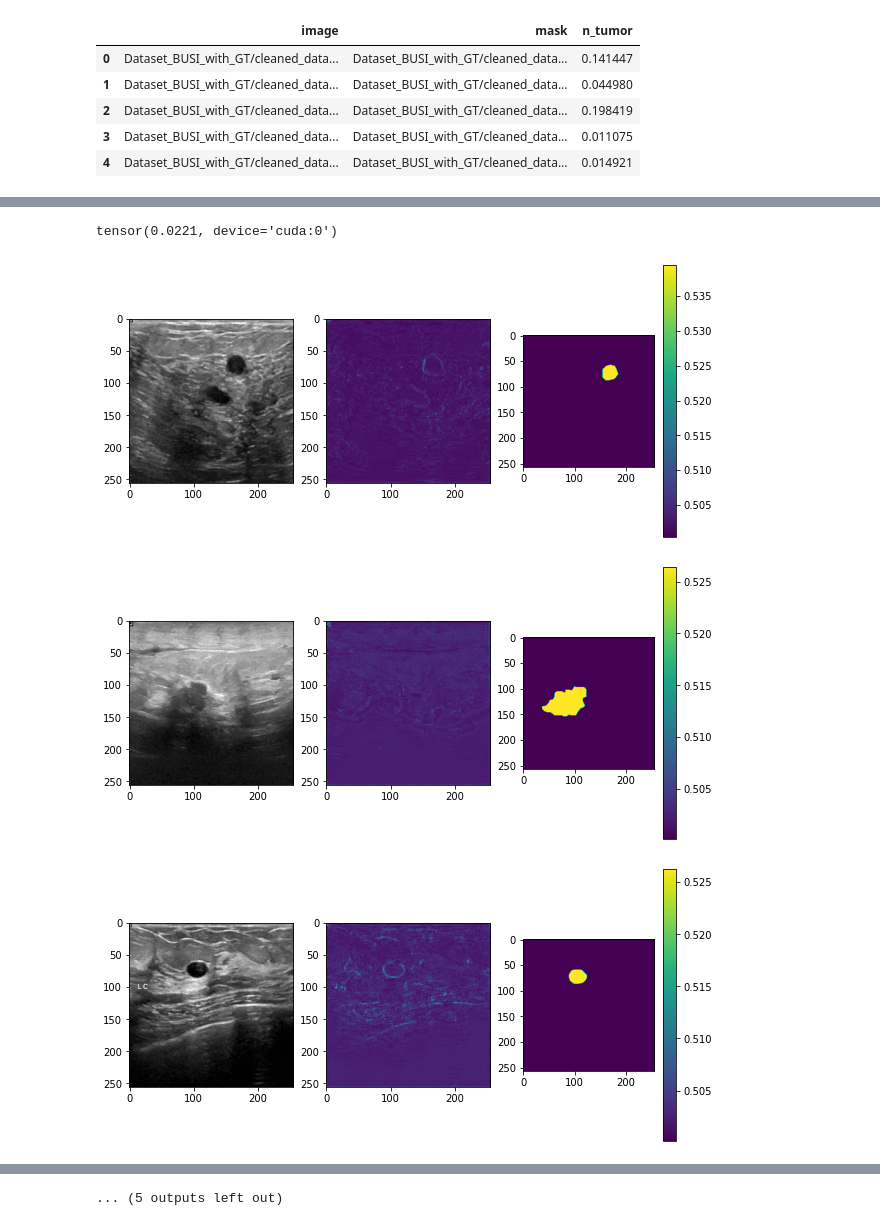
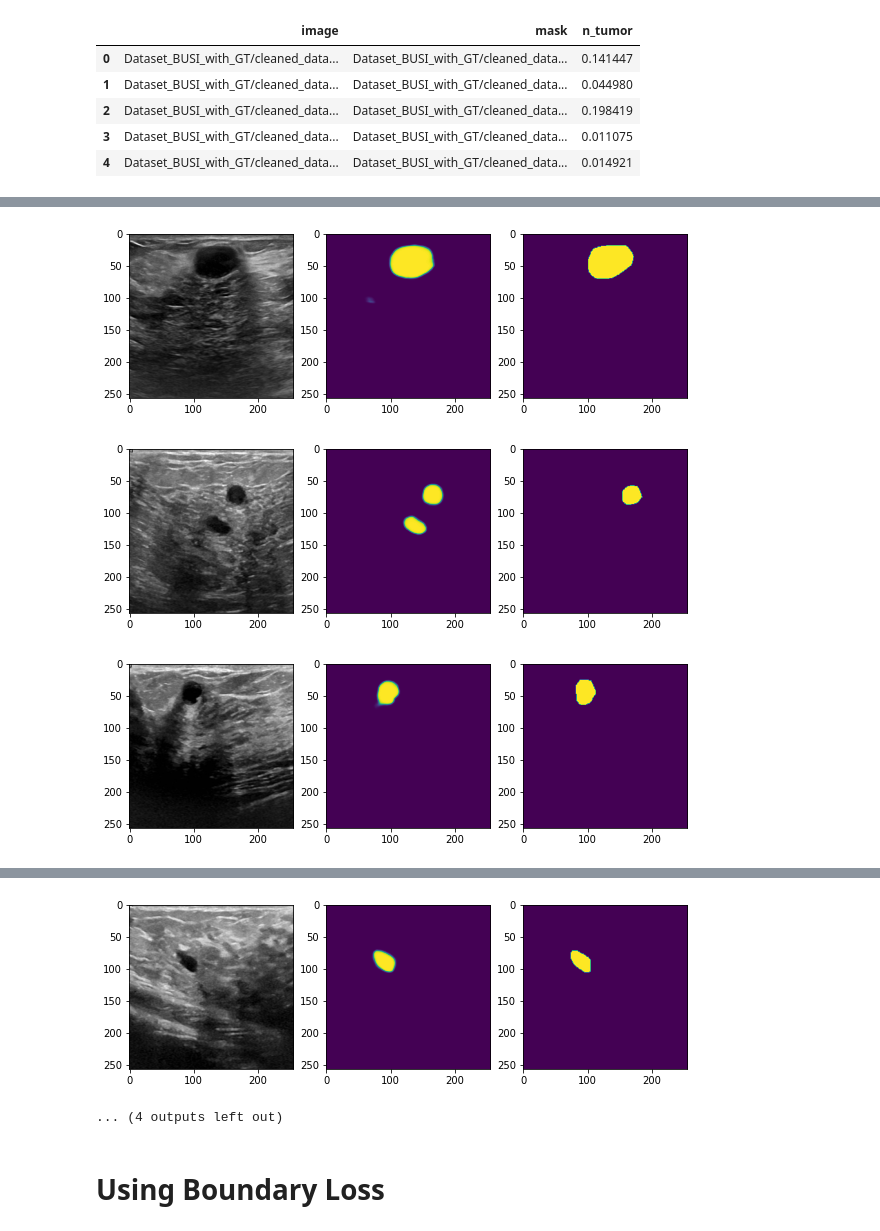
Before and after one commit to ambroiseodt/BoundaryLoss, a Jupyter notebook: main.ipynb, the cells around one changed output, grey strips where cells are left out. Cells and saved outputs as stored; diff of their text form; code cells hidden in the pictures.

Commit message:
Add training with boundary loss

```diff
--- a/main.ipynb
+++ b/main.ipynb
@@ -77,6 +71,7 @@ print(f'There are {len(scan_paths)} scans and {len(mask_paths)} masks.')
 # %% [output]
 There are 647 scans and 647 masks.
 # %%
+# Creation of the DataFrame with the paths to the images and their masks
 database = pd.DataFrame({'image': scan_paths, 'mask': [path.split('.')[0] + '_mask.png' for path in scan_paths]})
 
 for idx, mask_path in enumerate(database['mask']):
@@ -85,6 +80,7 @@ for idx, mask_path in enumerate(database['mask']):
     if mask.ndim != 2:
         mask = mask[:,:,0] / 255
     database.loc[idx, 'n_tumor'] = mask.mean()
+    database.loc[idx, 'malignant'] = ('malignant' in database.loc[idx, 'image'])
 
 #database.to_csv(r'Dataset_BUSI_with_GT/cleaned_data/data.csv', index=False)
 
@@ -184,3 +193,14 @@ val_ds = MyDataset(dataset_df.loc[val_idx])
 
 train_loader = data.DataLoader(train_ds, batch_size = BATCH_SIZE)
 val_loader = data.DataLoader(val_ds, batch_size = BATCH_SIZE)
+# %%
+# Compute statistics on training set
+train_mean = 0
+train_std = 0
+for img, mask in train_loader:
+  train_mean += img.mean()
+  train_std += img.std()
+
+train_mean /= len(train_loader)
+train_std /= len(train_loader)
+print('Mean:', train_mean, ('Std:', train_std))
@@ -187,10 +209,13 @@ val_loader = data.DataLoader(val_ds, batch_size = BATCH_SIZE)
 # %%
-model = torch.hub.load('mateuszbuda/brain-segmentation-pytorch', 'unet',
-    in_channels=3, out_channels=1, init_features=32, pretrained=False)
+model = smp.Unet(
+    encoder_name="resnet34",
+    encoder_weights="imagenet",
+    in_channels=1,
+    classes=1,
+)
 
-# Change first layer to have 1 entry channel
-#model.encoder1.enc1conv1 = nn.Conv2d(1, 32, kernel_size=(3, 3), stride=(1, 1), padding=(1, 1), bias=False)
 model = nn.Sequential(model, nn.Sigmoid())
+
 model.to(device)
 
 
@@ -199,6 +224,8 @@ criterion = torch.nn.BCELoss(reduction='mean')
 
 
 def train(epoch):
+    train_loss = 0
+    acc = 0
     model.train()
     for (img, mask) in tqdm(train_loader, total=len(train_loader)):
         img, mask = img.to(device), mask.to(device)
@@ -208,7 +235,14 @@ def train(epoch):
         loss.backward()
         optimizer.step()
 
-    print(' Train Epoch: {} \tLoss: {:.6f}'.format(epoch, loss.data.item()))
+        pred = (output > 0.5)
+        acc += (pred == (mask > 0.5)).float().mean()
+        train_loss += loss.data.item()
+
+    train_loss /= len(train_loader)
+    acc /= len(train_loader)
+    print(' Train Epoch: {} \tLoss: {:.6f}'.format(epoch, train_loss))
+    return train_loss, acc
 
 def validation():
     model.eval()
@@ -222,13 +256,13 @@ def validation():
           # sum up batch loss
           validation_loss += criterion(output, mask).data.item()
 
-          pred = (output > 0.8)
+          pred = (output > 0.5)
           acc += (pred == (mask > 0.5)).float().mean()
 
     acc /= len(val_loader)
-    validation_loss /= len(val_loader.dataset)
+    validation_loss /= len(val_loader)
 
     print('\nValidation set: Average loss: {:.4f}, Accuracy: {:.3f}'.format(
         validation_loss, acc))
 
-    return acc
+    return validation_loss, acc
@@ -251,19 +330,16 @@ RuntimeError: ignored
 # %%
 for img, mask in val_loader:
   img = img.to(device)
   pred = model(img).squeeze(dim=1)
-  print(((pred>0.5) == (mask > 0.5).to(device)).float().mean())
   for k in range(BATCH_SIZE):
     fig, axes = plt.subplots(1, 3, figsize=(10,5))
-    axes[0].imshow(np.moveaxis(np.array(img[k].cpu()), 0, 2))
+    axes[0].imshow(img[k].cpu().numpy()[0], cmap='gray')
     axes[1].imshow(pred[k].cpu().detach())
-    plt.colorbar(axes[1].imshow(pred[k].cpu().detach()))
     axes[2].imshow(mask[k]>0.5)
     plt.show()
 
   break
 # %% [output]
-tensor(0.0221, device='cuda:0')
-[figure, old version]
+[figure, new version]
-[figure, old version]
+[figure, new version]
-[figure, old version]
+[figure, new version]
@@ -278 +354,4 @@ tensor(0.0221, device='cuda:0')
-... (5 outputs left out)
+[figure, added]
+... (4 outputs left out)
+# %% [markdown]
+# Using Boundary Loss
```
Also changed, not shown: parts of 33 cells of this notebook.
